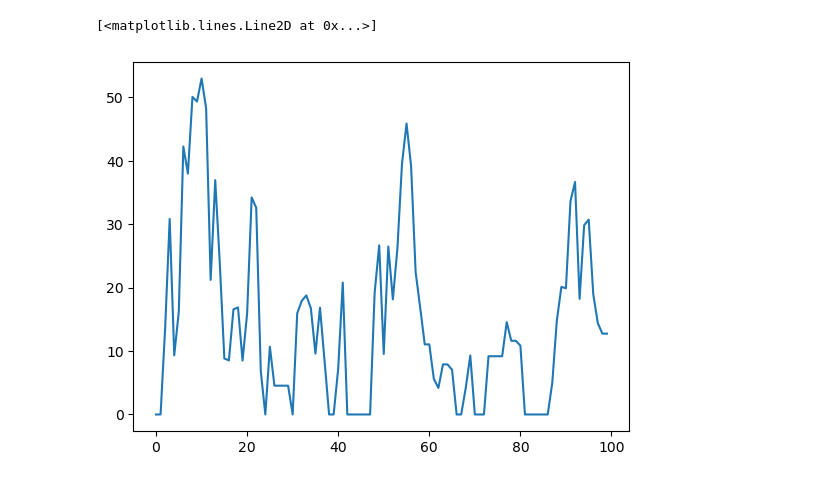
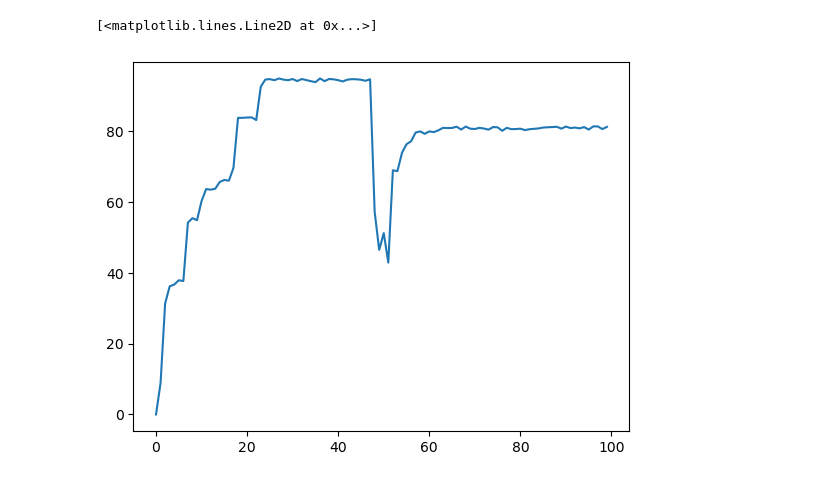
Before and after one commit to Kmccabe/dm_markets, a Jupyter notebook: modules_vCOVID/notebooks/dm_event_sim-Copy1.ipynb, the cells around one changed output. Drawn from its saved outputs; the diff is of its cells as text; code cells hidden in the pictures.

```diff
--- a/modules_vCOVID/notebooks/dm_event_sim-Copy1.ipynb
+++ b/modules_vCOVID/notebooks/dm_event_sim-Copy1.ipynb
@@ -679,5 +662,0 @@ test2 = make_event_monte_carlo("test2", *common_controls, *treatment_vars, retur
-# %%
-plt.plot(test2['eff'])
-# %% [output]
-[<matplotlib.lines.Line2D at 0x...>]
-[figure, removed]
@@ -683,0 +665,22 @@ plt.plot(test2['eff'])
+# %%
+ZIDPA = dm_agents.ZIDPA
+ZID = dm_agents.ZIDPR
+num_trials = 1; num_periods = 7; num_weeks = 100; event_begin = 48; event_end = 52; num_rounds = 10; grid_size = 15; num_traders = 20; num_units = 8;
+lower_bound = 200; upper_bound = 600
+trader_objects =[(ZIDPA, 20),(ZID, 0)]
+common_controls = [num_trials, num_periods, num_weeks,
+                    event_begin, event_end,
+                    num_rounds, grid_size,
+                    num_traders, num_units,
+                    lower_bound, upper_bound,
+                    trader_objects]
+
+movement_error_rate = 0; compliance_rate = 1
+treatment_vars = [movement_error_rate, compliance_rate]
+
+test_rd = make_event_monte_carlo("test1", *common_controls, *treatment_vars, return_df=True)
+
+plt.plot(test_rd['eff'])
+# %% [output]
+[<matplotlib.lines.Line2D at 0x...>]
+[figure, added]
```
Also changed, not shown: parts of 27 cells of this notebook, 10 other files.
